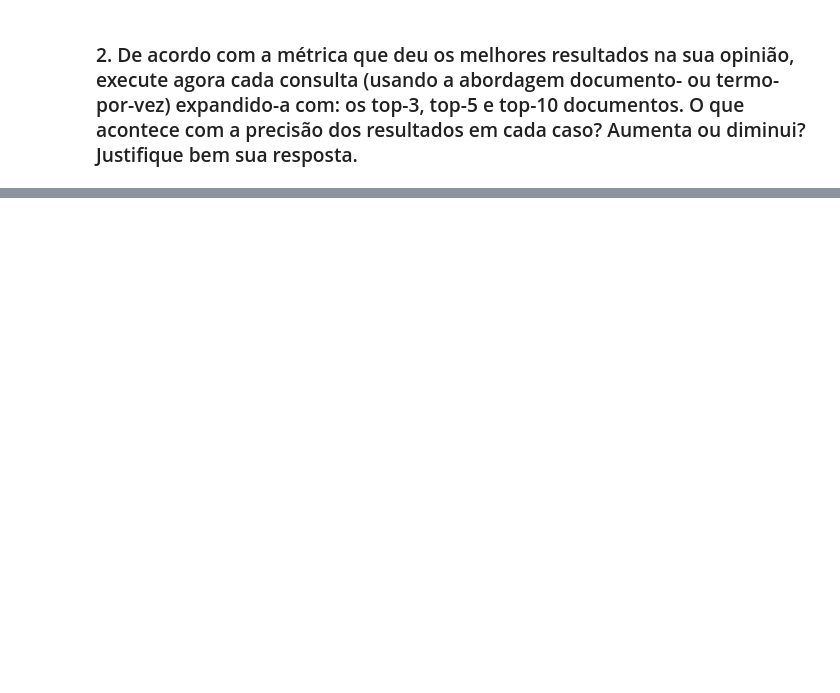
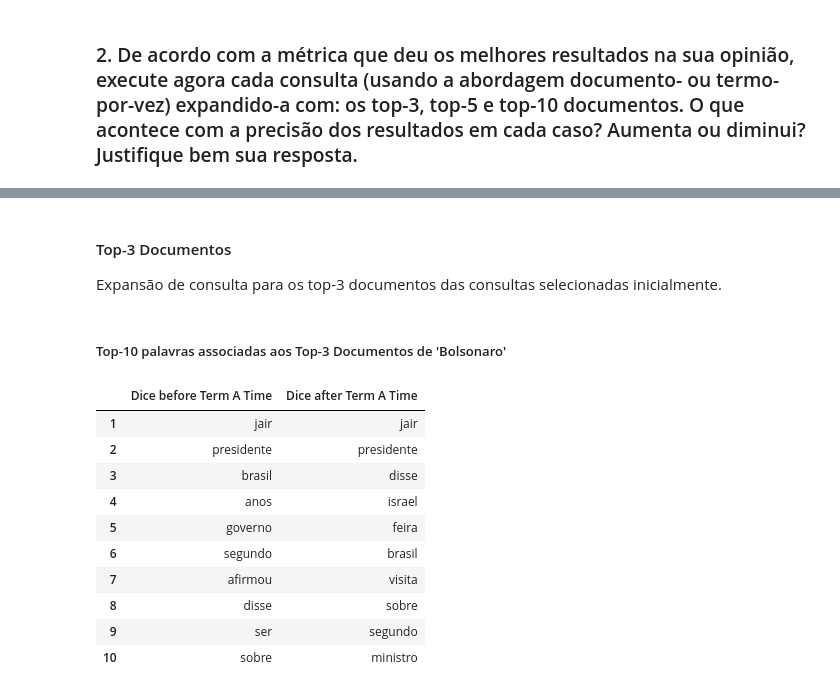
Before and after one commit to adautofbn/ri_labs, a Jupyter notebook: lab05/expansao_consulta.ipynb, the cells around one changed output, grey strips where cells are left out. Drawn from its saved outputs; the diff is of its cells as text; code cells hidden in the pictures; blank space fills up the shorter version.

```diff
--- a/lab05/expansao_consulta.ipynb
+++ b/lab05/expansao_consulta.ipynb
@@ -126,3 +143,0 @@ table_5 = create_metrics_table(queries[4])
-# %%
-table_1.index += 1
-table_1
@@ -210,0 +260,49 @@ table_5
+# %%
+def top_docs(query, k):
+
+  top_docs = [doc for score,doc in term_a_time(query, indexes, k)]
+  top_docs_ranking = {}
+
+  for word in indexes:
+    top_docs_ranking[word] = []
+    for doc_score in indexes[word]:
+      if doc_score[0] in top_docs:
+        top_docs_ranking[word].append(doc_score)
+
+  return top_docs_ranking
+# %% [markdown]
+#### Top-3 Documentos
+
+Expansão de consulta para os top-3 documentos das consultas selecionadas inicialmente.
+# %%
+k = 3
+ranking_docs1 = top_docs(queries[0], k)
+ranking_docs2 = top_docs(queries[1], k)
+ranking_docs3 = top_docs(queries[2], k)
+ranking_docs4 = top_docs(queries[3], k)
+ranking_docs5 = top_docs(queries[4], k)
+# %%
+table_top1 = create_metrics_table(queries[0], ranking_docs1, k)
+table_top2 = create_metrics_table(queries[1], ranking_docs2, k)
+table_top3 = create_metrics_table(queries[2], ranking_docs3, k)
+table_top4 = create_metrics_table(queries[3], ranking_docs4, k)
+table_top5 = create_metrics_table(queries[4], ranking_docs5, k)
+# %% [markdown]
+##### Top-10 palavras associadas aos Top-3 Documentos de 'Bolsonaro'
+# %%
+table_dice = pd.DataFrame()
+table_dice['Dice before Term A Time'] = table_1['Dice']
+table_dice['Dice after Term A Time'] = table_top1['Dice']
+table_dice
+# %% [output]
+|  | Dice before Term A Time | Dice after Term A Time |
+| 1 | jair | jair |
+| 2 | presidente | presidente |
+| 3 | brasil | disse |
+| 4 | anos | israel |
+| 5 | governo | feira |
+| 6 | segundo | brasil |
+| 7 | afirmou | visita |
+| 8 | disse | sobre |
+| 9 | ser | segundo |
+| 10 | sobre | ministro |
```
Also changed, not shown: parts of 69 cells of this notebook.
